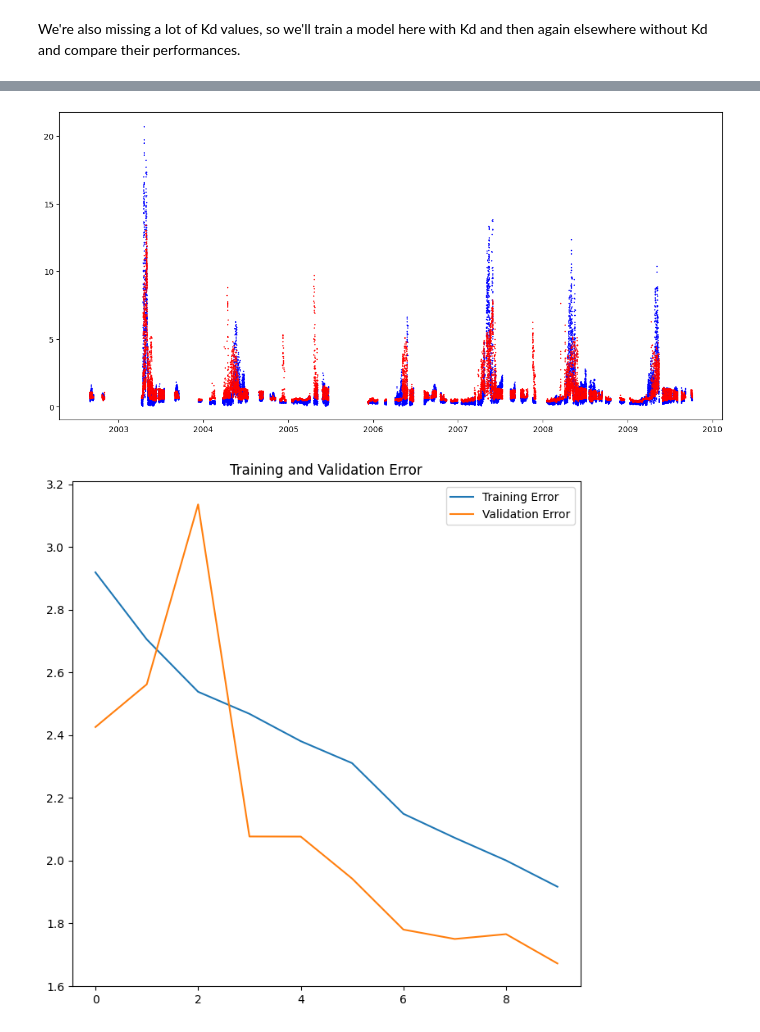
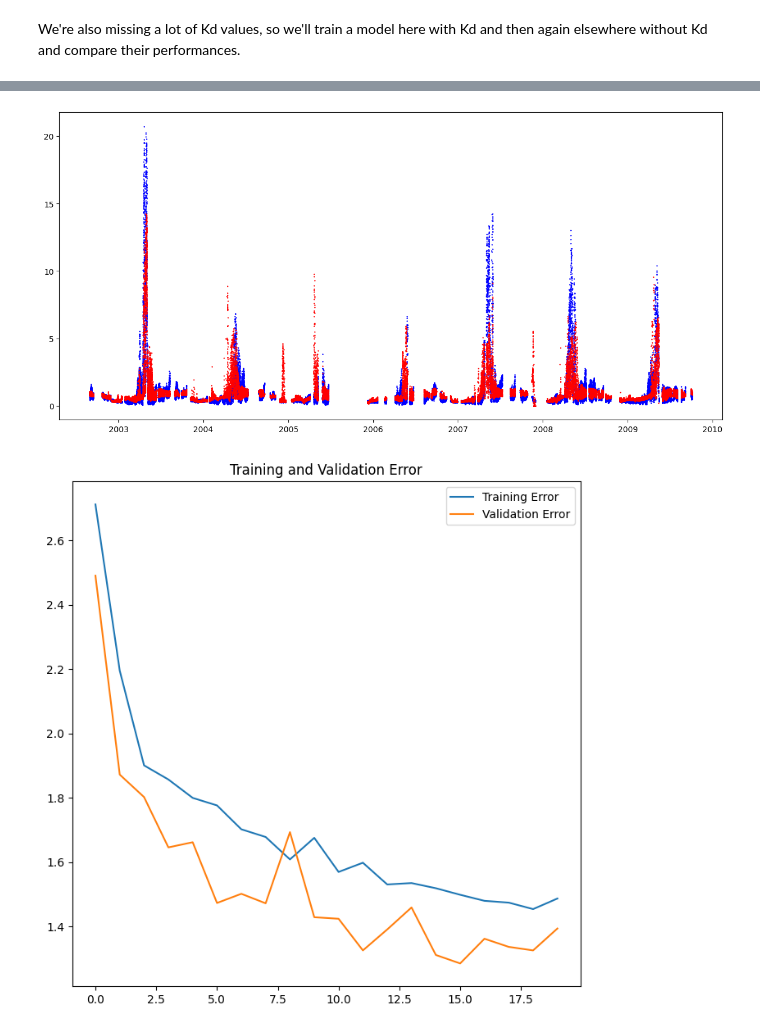
Before and after one commit to Reubenpt123/DAV, a Jupyter notebook: Neural_net.ipynb, the cells around one changed output, grey strips where cells are left out. Saved outputs shown, nothing was run; the diff lists cells and outputs as text; code cells hidden in the pictures.

```diff
--- a/Neural_net.ipynb
+++ b/Neural_net.ipynb
@@ -41,13 +41,9 @@ X = scaler.transform(X)
 model = Sequential()
 model.add(Dense(units = 1000, activation = "relu", input_shape = (4, )))
 model.add(Dropout(0.4))
-model.add(Dense(units = 1000, activation = "relu"))
-model.add(Dropout(0.3))
 model.add(Dense(units = 500, activation = "relu"))
 model.add(Dropout(0.1))
 model.add(Dense(units = 100, activation = "relu"))
-model.add(Dropout(0.1))
-model.add(Dense(units = 50, activation = "relu"))
 model.add(Dense(1, activation = "relu"))
 model.summary()
 model.compile(loss = "mean_squared_error", optimizer = "adam", metrics = ['mean_squared_error'])
@@ -70,7 +66,7 @@ Trainable params: 1,561,701
 Non-trainable params: 0
 _________________________________________________________________
 # %%
-no_epochs = 10
-history = model.fit(X_train, y_train, batch_size = 30, epochs = no_epochs, verbose = 1, validation_data = (X_test, y_test))
+no_epochs = 20
+history = model.fit(X_train, y_train, batch_size = 20, epochs = no_epochs, verbose = 1, validation_data = (X_test, y_test))
 score = model.evaluate(X_test, y_test, verbose = 1)
 # %% [output]
@@ -121,12 +117,14 @@ print(np.sqrt(mean_squared_error(y, y_pred)))
 # %%
 phase_0.loc[:, 'y_pred'] = y_pred
 fig, ax = plt.subplots(figsize = (15, 7))
 ax.scatter(phase_0.index, phase_0['fluors'], s = 0.5, color = 'blue')
 ax.scatter(phase_0.index, phase_0['y_pred'], s = 0.5, color = 'red')
 #fig.savefig('predictions.png')
 fig.show()
+
+phase_0.drop(['sal', 'ftu', 'surf_temp', 'phase', 'direct_solar'], axis = 1).to_csv('phase_0_predictions.csv', index = 'false', sep = ',')
 # %% [output]
-[figure, old version]
+[figure, new version]
 # %%
 epochs_range = range(no_epochs)
 train_err = history.history['mean_squared_error']
@@ -141,7 +139,7 @@ ax.legend(loc = 'upper right')
 ax.set_title('Training and Validation Error')
 fig.show()
 # %% [output]
-[figure, old version]
+[figure, new version]
 # %%
 phase_1 = df.loc[df['phase'] > 0, :].copy()
 X_1 = phase_1.drop(['fluors', 'phase'], axis = 1).copy()
```
Also changed, not shown: parts of 6 cells of this notebook.
